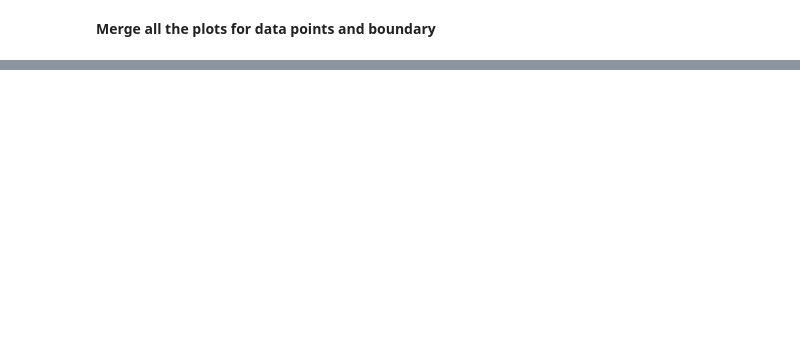
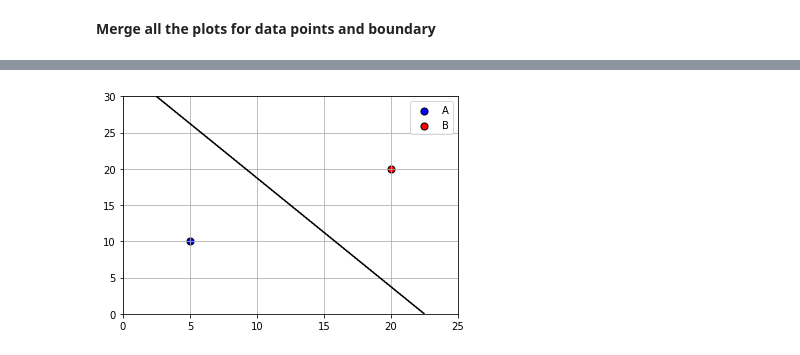
Before and after one commit to EdwinKim3069/EE488F-Practice-session, a Jupyter notebook: week2/Python_Exercise2.ipynb, the cells around one changed output, grey strips where cells are left out. Drawn from its saved outputs; the diff is of its cells as text; code cells hidden in the pictures; blank space fills up the shorter version.

```diff
--- a/week2/Python_Exercise2.ipynb
+++ b/week2/Python_Exercise2.ipynb
@@ -99,0 +139,35 @@ plt.show()
+# %%
+# define functions for checking which point is the nearest point from itself given any samples.
+# return 0 if the A is closest point and 1 otherwise
+def nearest(A, B, sample):
+    dist_A = np.linalg.norm(A - sample)  # compute euclidean distance
+    dist_B = np.linalg.norm(B - sample)
+    if dist_A < dist_B:
+        return 0
+    else:
+        return 1
+# %%
+# plot two points
+plt.scatter(A[0], A[1], color='b', edgecolor='k', label='A', s=50)
+plt.scatter(B[0], B[1], color='r', edgecolor='k', label='B', s=50)
+plt.legend()
+plt.grid(True)
+plt.xlim(*xlim)
+plt.ylim(*ylim)
+
+xx, yy = np.meshgrid(np.linspace(*xlim, 500), np.linspace(*ylim, 500)) # 500 grids for each axis
+grids = np.c_[xx.ravel(), yy.ravel()]
+
+Z = []
+# return the closest point from each grid points
+for sample in grids:
+    corr_label = nearest(A, B, sample)
+    Z.append(corr_label)
+
+Z = np.array(Z).reshape(xx.shape)
+
+# plot the equidistant line
+plt.contour(xx, yy, Z, levels=[0.5], colors='k')
+plt.show()
+# %% [output]
+[figure, added]
```
Also changed, not shown: parts of 18 cells of this notebook.
